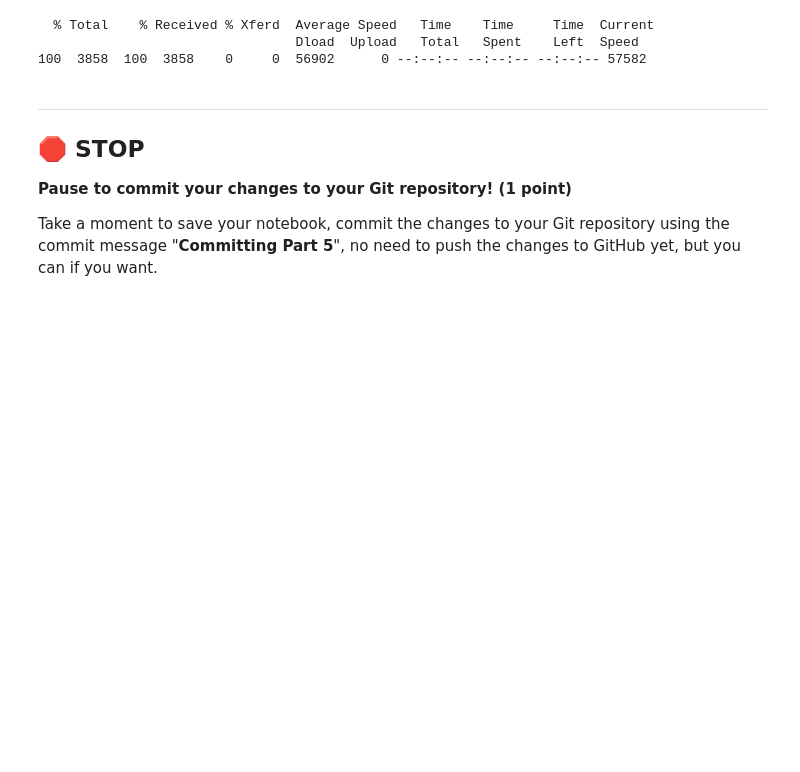
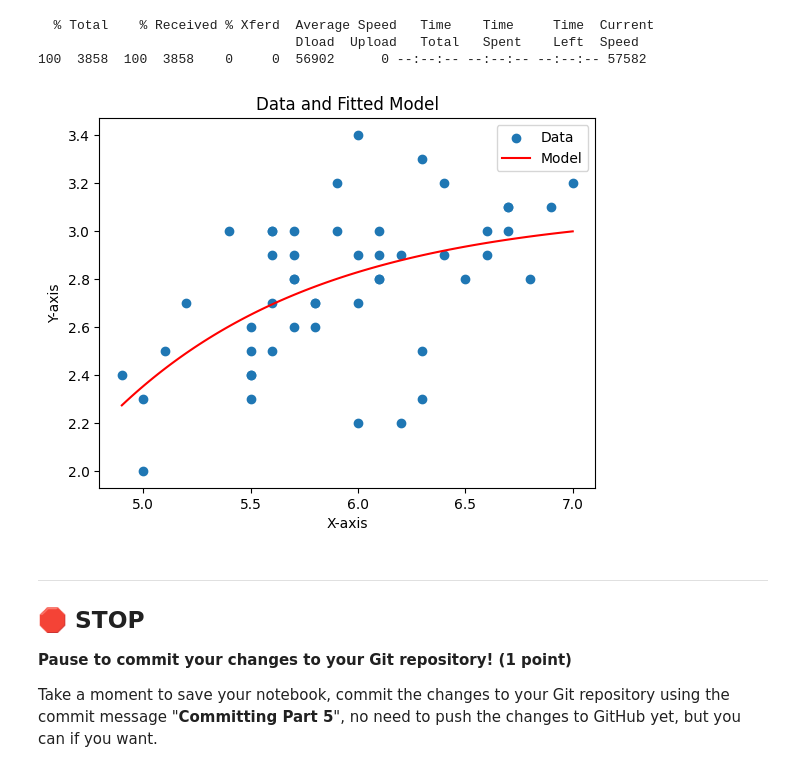
Before and after one commit to RyanGroneck/CMSE202-f25-turnin, a Jupyter notebook: hw-01/Homework_1.ipynb, the cells around one changed output. Drawn from its saved outputs; the diff is of its cells as text; code cells hidden in the pictures; blank space fills up the shorter version.

```diff
--- a/hw-01/HW-01_GitPracticeDebuggingPythonPackagesAndClasses-SS25-STUDENT.ipynb
+++ b/hw-01/Homework_1.ipynb
@@ -812,13 +812,16 @@ df = pd.read_csv('Iris.csv')
 # %%
 # Fit and plot the Iris sepal_length and sepal_width data
 
 df_versicolor = df[df['species'] == 'versicolor']
 
 iris_xdata = np.array(df_versicolor['sepal_length'])
 iris_ydata = np.array(df_versicolor['sepal_width'])
 
 iris_data = FitData(iris_xdata, iris_ydata)
-iris_data
+model = iris_data.CurveFit_model(fn)
+iris_data.plot_model()
+# %% [output]
+[figure, added]
 # %% [markdown]
 ---
 ## &#128721; STOP
```
Also changed, not shown: parts of 2 cells of this notebook.
